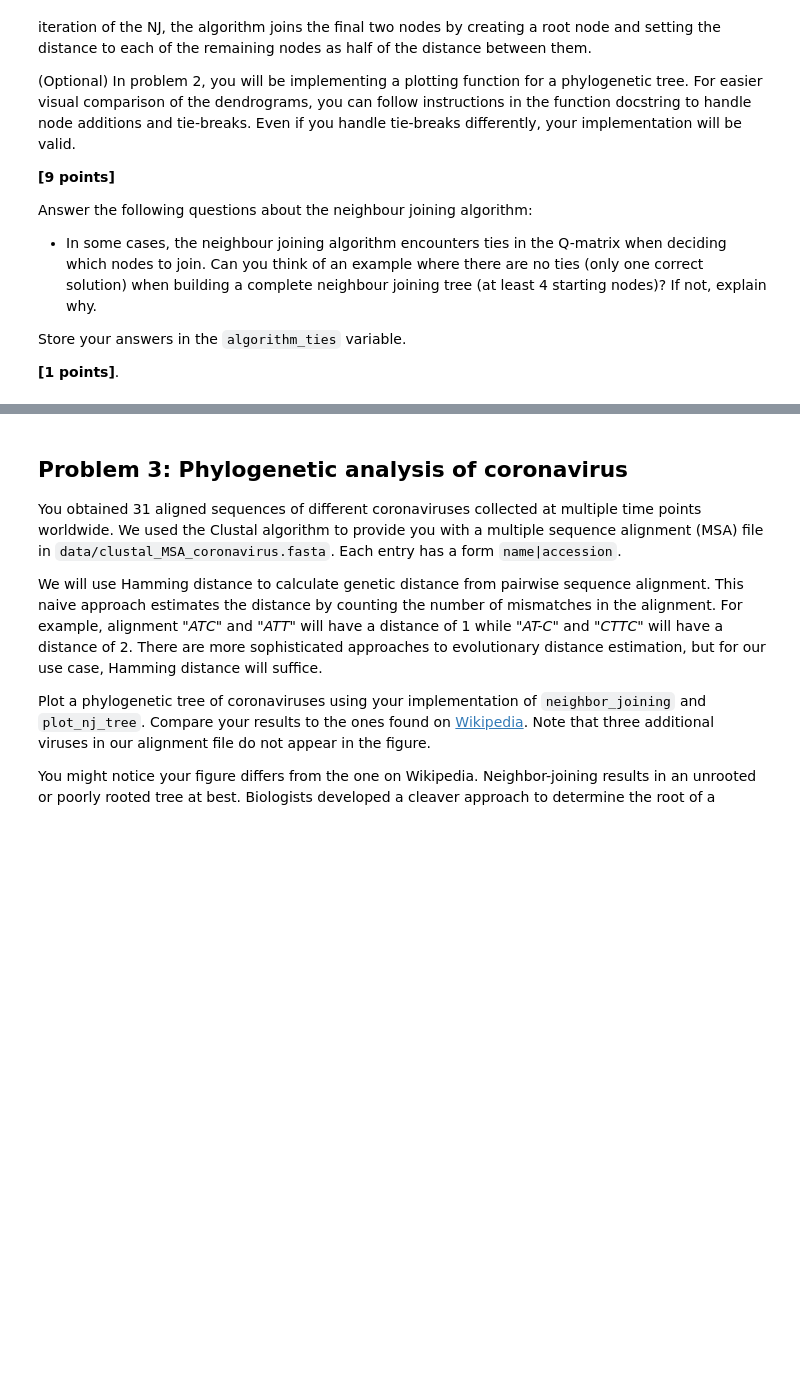
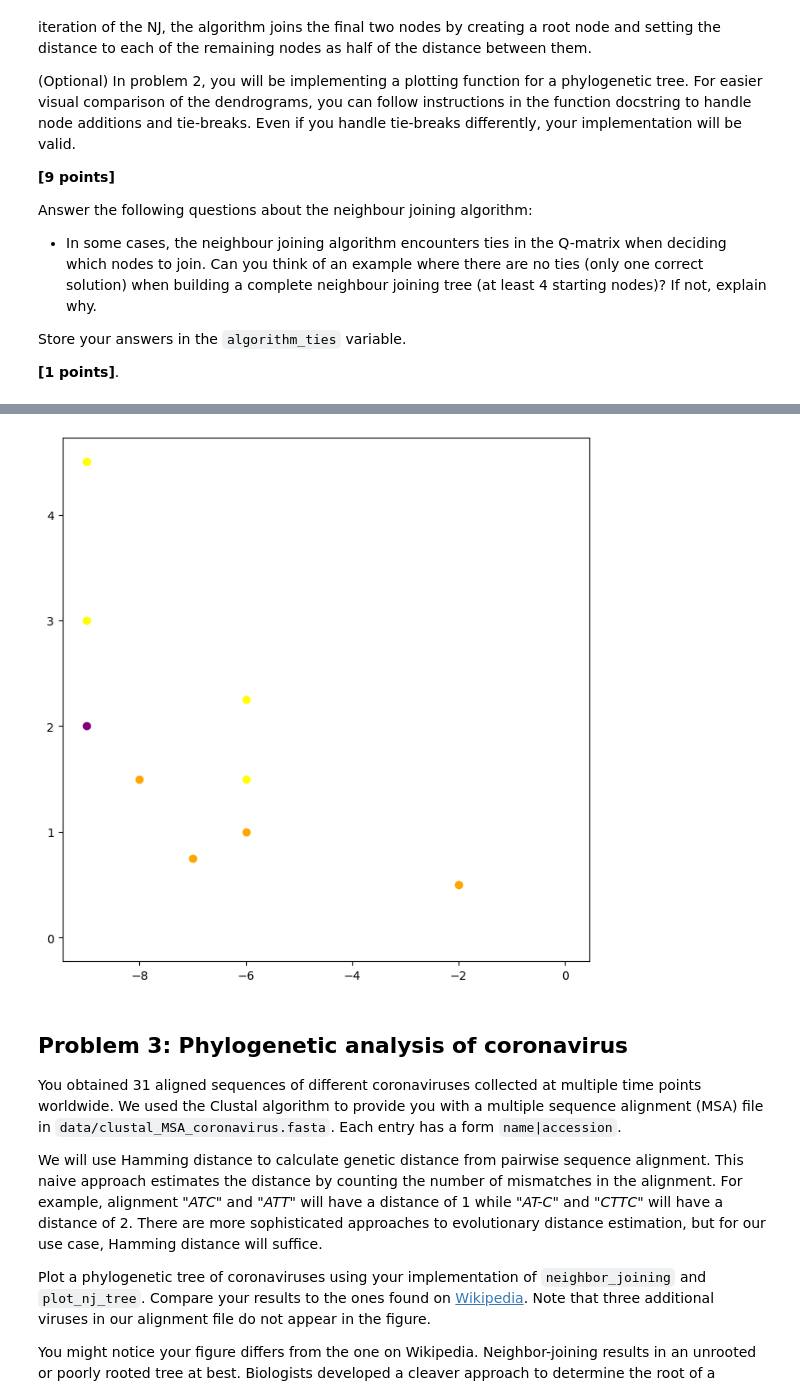
Before and after one commit to UNSW-BINF/assign_phylo, a Jupyter notebook: homework-3.ipynb, the cells around one changed output, grey strips where cells are left out. Saved outputs shown, nothing was run; the diff lists cells and outputs as text; code cells hidden in the pictures; blank space fills up the shorter version.

```diff
--- a/homework-3.ipynb
+++ b/homework-3.ipynb
@@ -49,0 +144,9 @@ from helper_functions import neighbor_joining
+# %%
+print(node_dict.keys())
+all_nodes=nodes
+all_nodes[-1]
+# %%
+adj_rev = reversed(adj)
+for i, nodes in enumerate(adj):
+    for d, w in nodes:
+        print(str(i)+'->'+str(d)+':'+'%0.3f' % w)
@@ -74,0 +195,72 @@ from helper_functions import plot_nj_tree
+# %%
+fig, ax = plt.subplots(nrows=1, ncols=1, figsize=(8, 8))
+n=len(all_nodes[-1])
+#print(list(all_nodes[-1]))
+h = 10
+mi = (n-1)/2
+ni = 1
+height=0
+node_y={}
+node_x={}
+j = 0
+
+for i in list(all_nodes[-1]):
+    node_x[i]=j
+    node_x[i]=0
+    plt.plot(0,j, color="white", marker="X")
+    j += 1
+
+
+def plot_node(node,x,height,color="purple"):
+        current_lab=getattr(node, "name")
+        plt.plot(-height, x, color=color, marker="o")
+        current_height_l=getattr(node, "left_distance")
+        current_height_r=getattr(node, "right_distance")
+        current_left_node=getattr(node, "left")
+        current_right_node=getattr(node, "right")
+        #plt.plot(x-ni,height-current_height_l, color="orange", marker="X")
+        #plt.plot(x+ni,height-current_height_r, color="pink", marker="X")
+
+def depth_search(current,height,x):
+    current_lab=getattr(current, "name")
+    current_height_l=getattr(current, "left_distance")
+    current_height_r=getattr(current, "right_distance")
+    current_left_node=getattr(current, "left")
+    current_right_node=getattr(current, "right")
+    current_left_node_lab="None"
+    current_right_node_lab="None"
+    x_l = x - (x/2)
+    x_r = x + (x/2)
+    #print(height, current_height_r,current_height_l)
+    if( current_left_node ):
+        current_left_node_lab=getattr(current_left_node, "name")
+        #print(current_left_node_lab,"left?", current_height_l,height)
+        height,x_l = depth_search(current_left_node,current_height_l+height,x_l)
+        plot_node(current, x_l, height, "orange")
+        #print(current_left_node_lab)
+    if( current_right_node ):
+        current_right_node_lab=getattr(current_right_node, "name")
+        #print(current_right_node_lab, "right?", current_height_r,height)
+        height,x_r = depth_search(current_right_node,current_height_r+height-current_height_l,x_r)
+        plot_node(current, x_r, height, "yellow")
+        #print(current_right_node_lab)
+    #print(current_lab, height, current_left_node_lab, current_height_l, current_right_node_lab, current_height_r)
+    print(current_lab, x, height)
+    #plot_node(current, x, height)
+    return height,x
+
+
+for i in node_dict.keys():
+    current=node_dict[i]
+    current_lab=getattr(current, "name")
+    if(current_lab=="ROOT"):
+        current_height_l=getattr(current, "left_distance")
+        current_height_r=getattr(current, "right_distance")
+        current_left_node=getattr(current, "left")
+        current_right_node=getattr(current, "right")
+        break
+
+height,x = depth_search(current,0,(n-1)/2)
+print(height,x)
+plot_node(current, x, height)
+# %% [output]
@@ -74,0 +277 @@ from helper_functions import plot_nj_tree
+[figure, added]
```
Also changed, not shown: parts of 7 cells of this notebook, 2 other files.
